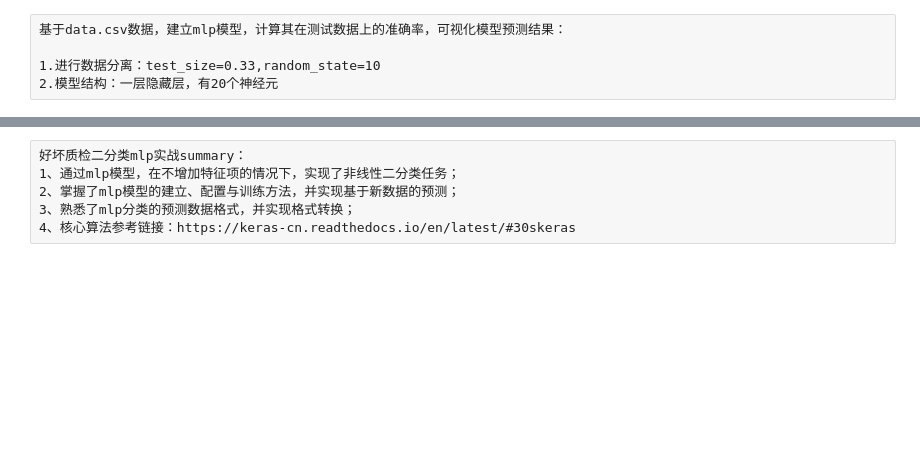
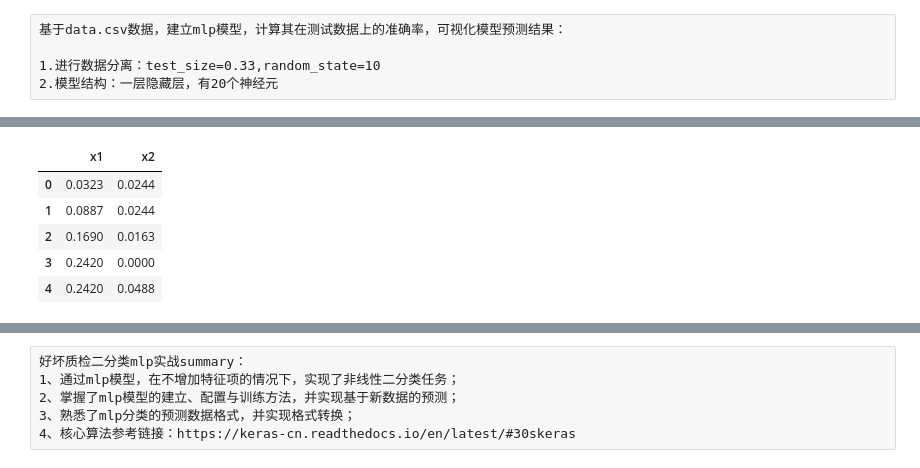
Before and after one commit to allenjiang666/self-learning-data-science, a Jupyter notebook: MLP/task1.ipynb, the cells around one changed output, grey strips where cells are left out. Drawn from its saved outputs; the diff is of its cells as text; code cells hidden in the pictures; blank space fills up the shorter version.

```diff
--- a/MLP/task1.ipynb
+++ b/MLP/task1.ipynb
@@ -164,0 +23,12 @@ y_range_predict_form.shape
+# %%
+#define the X and y
+X = data.drop(['y'],axis=1)
+y = data.loc[:,'y']
+X.head()
+# %% [output]
+|  | x1 | x2 |
+| 0 | 0.0323 | 0.0244 |
+| 1 | 0.0887 | 0.0244 |
+| 2 | 0.1690 | 0.0163 |
+| 3 | 0.2420 | 0.0000 |
+| 4 | 0.2420 | 0.0488 |
```
Also changed, not shown: parts of 40 cells of this notebook.
